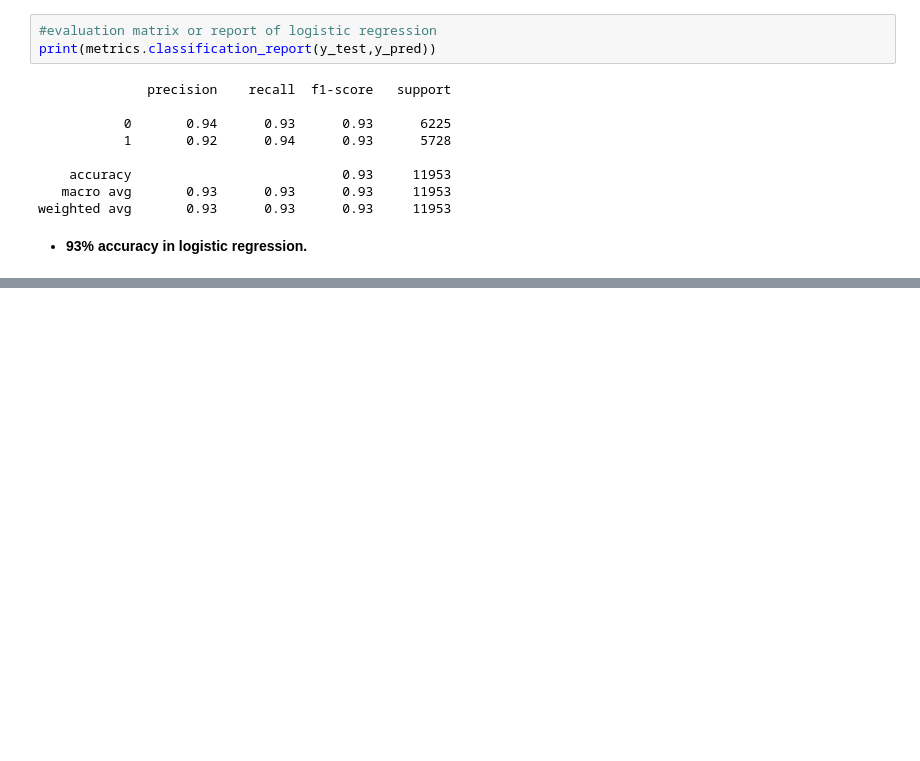
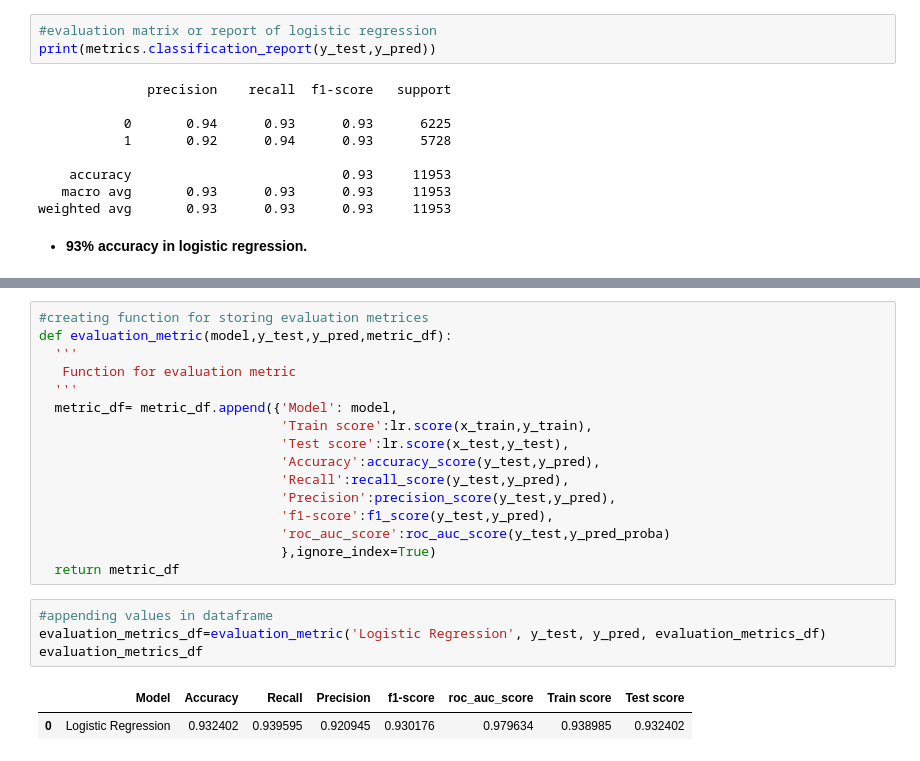
Before and after one commit to Kumarisimran626/Airline_Passenger_Referral_Prediction, a Jupyter notebook: S_K_Airline_Passenger_Referral_Prediction_Capstone_Project.ipynb, the cells around one changed output, grey strips where cells are left out. Drawn from its saved outputs; the diff is of its cells as text; blank space fills up the shorter version.

```diff
--- a/S_K_Airline_Passenger_Referral_Prediction_Capstone_Project.ipynb
+++ b/S_K_Airline_Passenger_Referral_Prediction_Capstone_Project.ipynb
@@ -732,0 +768,23 @@ weighted avg       0.93      0.93      0.93     11953
+# %%
+#creating function for storing evaluation metrices
+def evaluation_metric(model,y_test,y_pred,metric_df):
+  '''
+   Function for evaluation metric
+  '''
+  metric_df= metric_df.append({'Model': model,
+                               'Train score':lr.score(x_train,y_train),
+                               'Test score':lr.score(x_test,y_test),
+                               'Accuracy':accuracy_score(y_test,y_pred),
+                               'Recall':recall_score(y_test,y_pred),
+                               'Precision':precision_score(y_test,y_pred),
+                               'f1-score':f1_score(y_test,y_pred),
+                               'roc_auc_score':roc_auc_score(y_test,y_pred_proba)
+                               },ignore_index=True)
+  return metric_df
+# %%
+#appending values in dataframe
+evaluation_metrics_df=evaluation_metric('Logistic Regression', y_test, y_pred, evaluation_metrics_df)
+evaluation_metrics_df
+# %% [output]
+|  | Model | Accuracy | Recall | Precision | f1-score | roc_auc_score | Train score | Test score |
+| 0 | Logistic Regression | 0.932402 | 0.939595 | 0.920945 | 0.930176 | 0.979634 | 0.938985 | 0.932402 |
```
Also changed, not shown: parts of 8 cells of this notebook.
